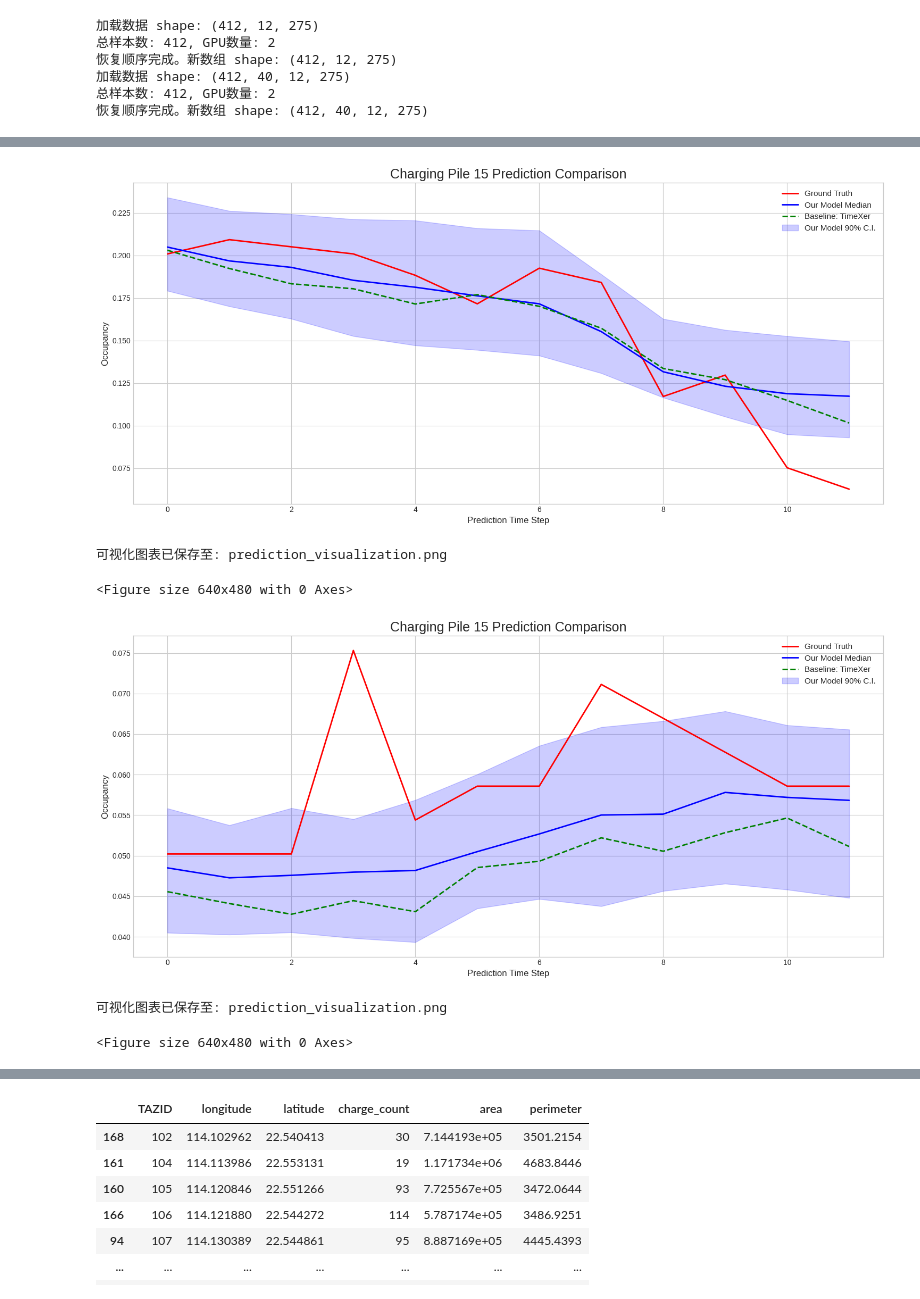
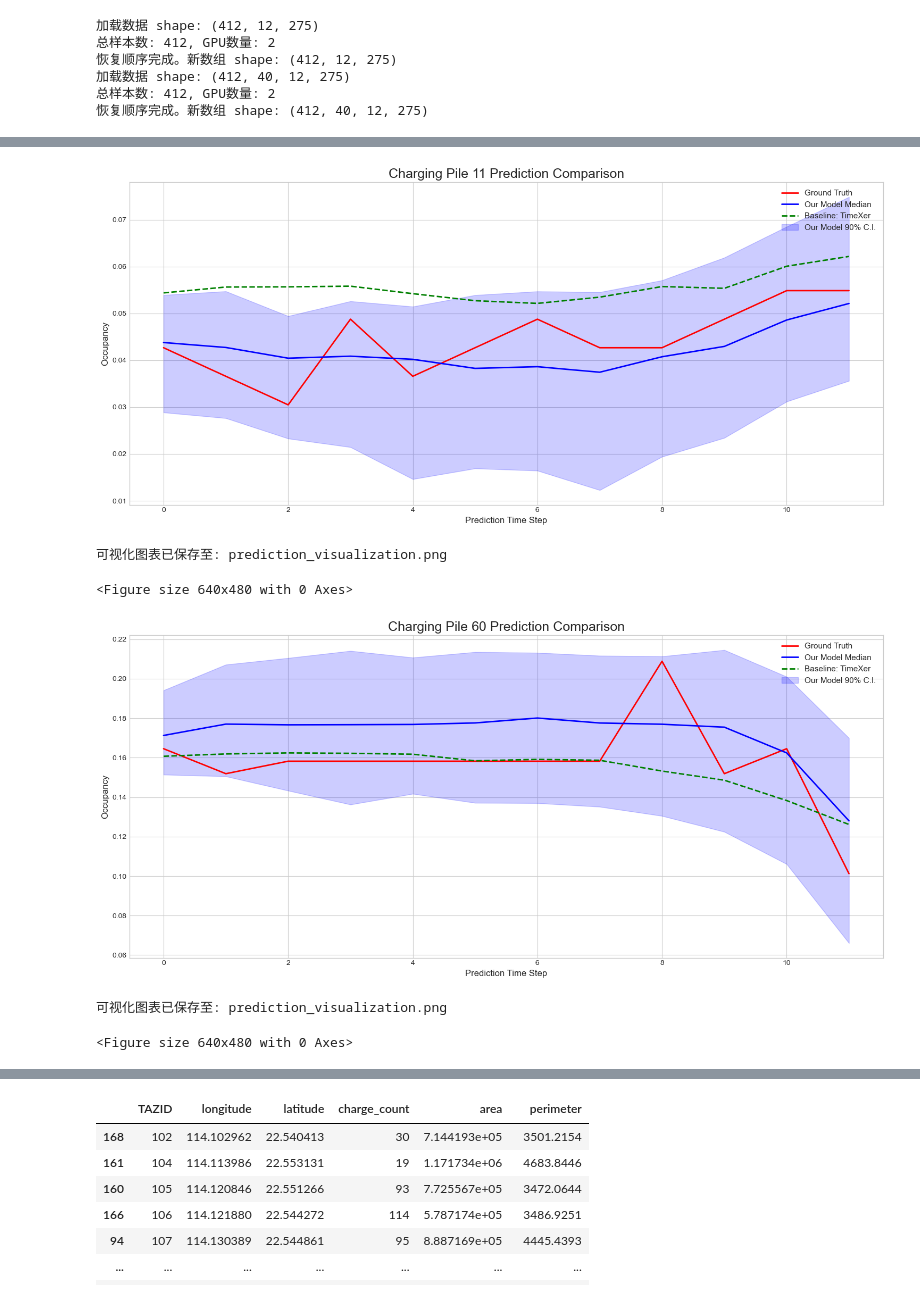
Before and after one commit to ZJU-Andy-Lau/STDM, a Jupyter notebook: draw_new.ipynb, the cells around one changed output, grey strips where cells are left out. Drawn from its saved outputs; the diff is of its cells as text; code cells hidden in the pictures.

```diff
--- a/draw_new.ipynb
+++ b/draw_new.ipynb
@@ -155,9 +157,9 @@ def dm_test(e1, e2, h=12, crit="MAD"):
     return dm_stat, p_value
 # %%
 
-model_predictions = np.load("results/pred_20251103_185026_best_val.npy")
+model_predictions = np.load("results/pred_20251109_104152_best_val.npy")
 ground_truths = np.load("results/ground_truths.npy")
-model_samples = np.load("results/samples_20251103_185026_best_val.npy")
+model_samples = np.load("results/samples_20251109_104152_best_val.npy")
 baseline_predictions = np.load("urbanev/TimeXer_predictions.npy")
 baseline_predictions = np.concatenate([baseline_predictions[:, :, -1:], baseline_predictions], axis=-1)[:, :, :-1]
 baseline_predictions = baseline_predictions[:model_predictions.shape[0]]
@@ -218,8 +220,8 @@ def restore_sampler_order(data, num_replicas):
     # data[206:412] -> restored_data[1::2]
     # 这完全符合预期。
 # %%
-model_predictions=restore_sampler_order(model_predictions, 2)
-model_samples=restore_sampler_order(model_samples,2)
+# model_predictions=restore_sampler_order(model_predictions, 2)
+# model_samples=restore_sampler_order(model_samples,2)
 # %% [output]
 加载数据 shape: (412, 12, 275)
 总样本数: 412, GPU数量: 2
@@ -281,8 +300,8 @@ Conclusion: Your model is STATISTICALLY SIGNIFICANTLY BETTER than the Naive base
 
 
 # --- 2. 设置可视化参数 ---
-sample_idx_to_plot = 50  # 选择第50个测试样本进行可视化
-node_idx_to_plot = 15   # 选择第15个充电桩（节点）进行可视化
+sample_idx_to_plot = 1  # 选择第50个测试样本进行可视化
+node_idx_to_plot = 11  # 选择第15个充电桩（节点）进行可视化
 
 # --- 3. 准备绘图所需的数据 ---
 # 提取特定样本和节点的数据
@@ -300,31 +319,31 @@ plot_timeseries_with_uncertainty(
     node_idx=node_idx_to_plot
 )
 # %% [output]
-[figure, old version]
+[figure, new version]
 可视化图表已保存至: prediction_visualization.png
 <Figure size 640x480 with 0 Axes>
 # %%
 # --- 2. 设置可视化参数 ---
-sample_idx_to_plot = 20  # 选择第50个测试样本进行可视化
-node_idx_to_plot = 15   # 选择第15个充电桩（节点）进行可视化
+sample_idx_to_plot = 60 # 选择第50个测试样本进行可视化
+node_idx_to_plot = 60 # 选择第15个充电桩（节点）进行可视化
 
 # --- 3. 准备绘图所需的数据 ---
 # 提取特定样本和节点的数据
 true_future = ground_truths[sample_idx_to_plot, :, node_idx_to_plot]
 median_pred = model_predictions[sample_idx_to_plot, :, node_idx_to_plot]
 all_samples = model_samples[sample_idx_to_plot, :, :, node_idx_to_plot]
 baseline_pred = baseline_predictions[sample_idx_to_plot, :, node_idx_to_plot]
 
 # --- 4. 调用绘图函数 ---
 plot_timeseries_with_uncertainty(
     ground_truth=true_future,
     median_prediction=median_pred,
     prediction_samples=all_samples,
     baseline_prediction=baseline_pred,
     node_idx=node_idx_to_plot
 )
 # %% [output]
-[figure, old version]
+[figure, new version]
 可视化图表已保存至: prediction_visualization.png
 <Figure size 640x480 with 0 Axes>
 # %%
```
Also changed, not shown: parts of 20 cells of this notebook, 2 other files.
